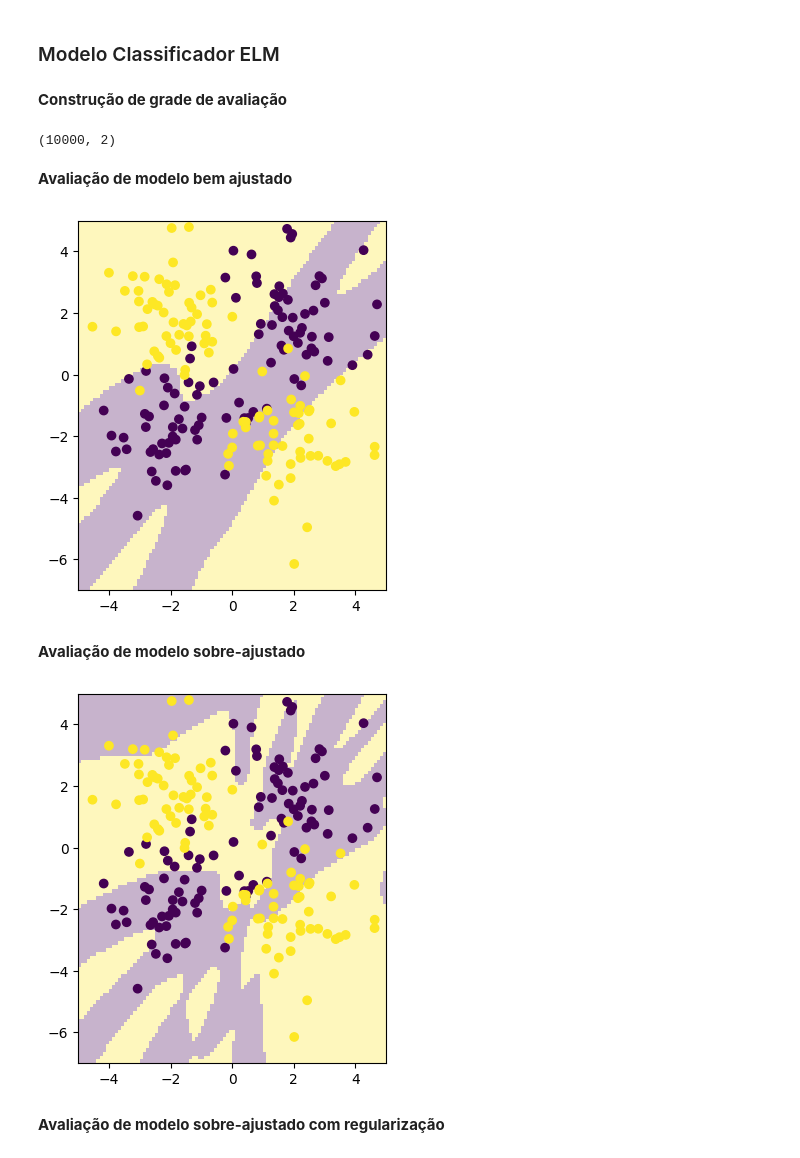
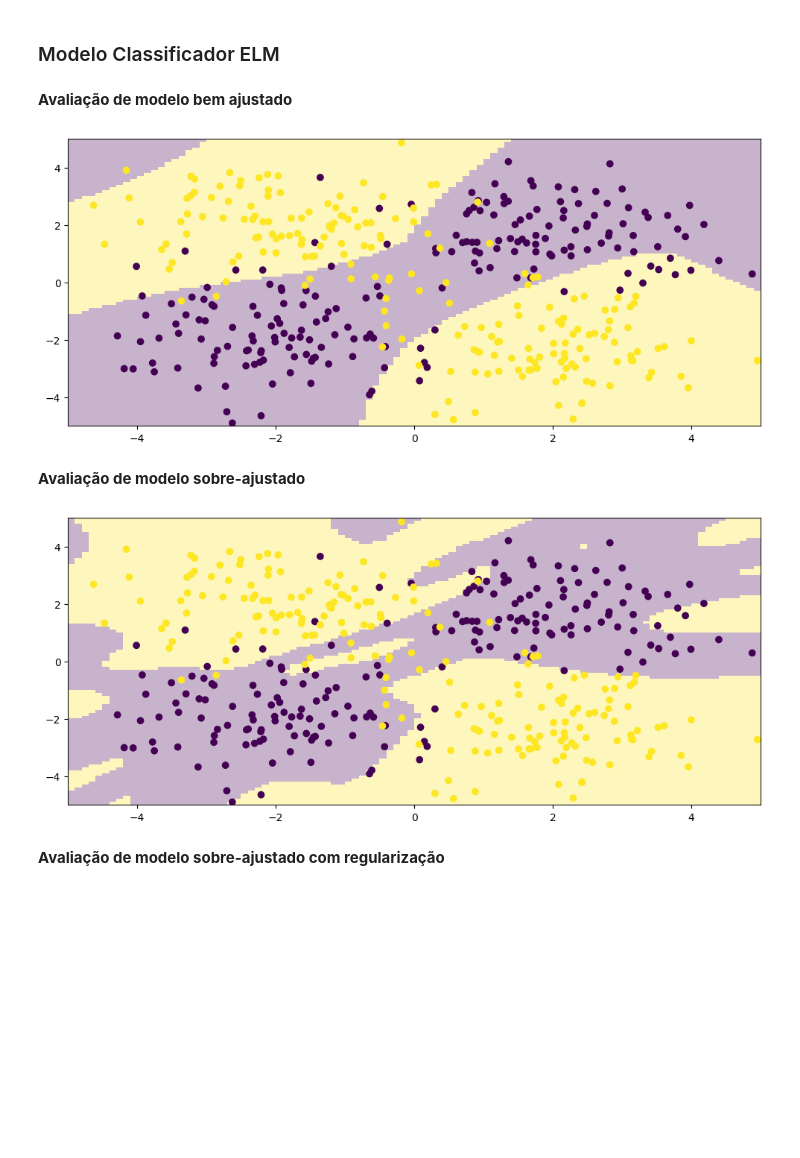
Before and after one commit to vmgustavo/202202-UFMG-RNA, a Jupyter notebook: ex02/main.ipynb, the cells around one changed output. Cells and saved outputs as stored; diff of their text form; code cells hidden in the pictures; blank space fills up the shorter version.

```diff
--- a/ex02/main.ipynb
+++ b/ex02/main.ipynb
@@ -277,7 +343,7 @@ plt.close()
 # %% [markdown]
 **Avaliação de modelo sobre-ajustado**
 # %%
-model = ELMClassifier(neurons=100)
+model = ELMClassifier(neurons=256)
 model.fit(data, target)
 preds = model.predict(grid)
 # %%
@@ -356,7 +435,7 @@ weighted avg       0.99      0.98      0.98       200
 # %% [markdown]
 **Avaliação do Modelo:** com regularização não nula arbitrária
 # %%
-reg = 0.1
+reg = 1e3
 
 aux = np.linalg.pinv(
     (hidden_output.T @ hidden_output)
@@ -381,7 +464,7 @@ weighted avg       0.94      0.94      0.93       200
 # %% [markdown]
 ### Modelo Classificador ELM
 # %%
-class ELMClassifier:
+class ELMClassifier(ClassifierMixin, BaseEstimator):
     def __init__(self, neurons: int, reg: float = 0.0):
         self.neurons = neurons
         self.reg = reg
@@ -430,32 +513,7 @@ class ELMClassifier:
         output_input = hidden_output @ self.w_output_
 
         # OUTPUT LAYER ACTIVATEION FUNCTION IS LINEAR
-        return output_input.reshape(-1, 1)
+        return output_input.reshape(-1, 1) > 0
-# %% [markdown]
-**Construção de grade de avaliação**
-# %%
-steps = 100
-
-grid_x0 = np.linspace(
-    start=np.floor(np.min(data[:, 0])),
-    stop=np.ceil(np.max(data[:, 0])),
-    num=steps
-)
-grid_x1 = np.linspace(
-    start=np.floor(np.min(data[:, 1])),
-    stop=np.ceil(np.max(data[:, 1])),
-    num=steps
-)
-
-grid = list()
-for x0 in grid_x0:
-    for x1 in grid_x1:
-        grid.append([x0, x1])
-
-grid = np.array(grid)
-grid.shape
-# %% [output]
-(10000, 2)
 # %% [markdown]
 **Avaliação de modelo bem ajustado**
 # %%
@@ -463,17 +521,20 @@ model = ELMClassifier(neurons=15)
 model.fit(data, target)
 preds = model.predict(grid)
 # %%
-plt.figure()
-plt.imshow(
-    (preds * -1 > 0).reshape(steps, steps),
+#| echo: false
+
+plt.figure(figsize=(12, 5))
+ax = plt.gca()
+ax.imshow(
+    (~preds > 0).reshape(steps, steps),
     extent=(grid_x0[0], grid_x0[-1], grid_x1[0], grid_x1[-1]),
-    alpha=.3
+    alpha=.3, aspect='auto'
 )
 plt.scatter(data[:, 0], data[:, 1], c=target)
 plt.show()
 plt.close()
 # %% [output]
-[figure, old version]
+[figure, new version]
 # %% [markdown]
 **Avaliação de modelo sobre-ajustado**
 # %%
@@ -481,17 +542,20 @@ model = ELMClassifier(neurons=100)
 model.fit(data, target)
 preds = model.predict(grid)
 # %%
-plt.figure()
-plt.imshow(
-    (preds * -1 > 0).reshape(steps, steps),
+#| echo: false
+
+plt.figure(figsize=(12, 5))
+ax = plt.gca()
+ax.imshow(
+    (~preds > 0).reshape(steps, steps),
     extent=(grid_x0[0], grid_x0[-1], grid_x1[0], grid_x1[-1]),
-    alpha=.3
+    alpha=.3, aspect='auto'
 )
 plt.scatter(data[:, 0], data[:, 1], c=target)
 plt.show()
 plt.close()
 # %% [output]
-[figure, old version]
+[figure, new version]
 # %% [markdown]
 **Avaliação de modelo sobre-ajustado com regularização**
 # %%
```
Also changed, not shown: parts of 83 cells of this notebook, 2 other files.
